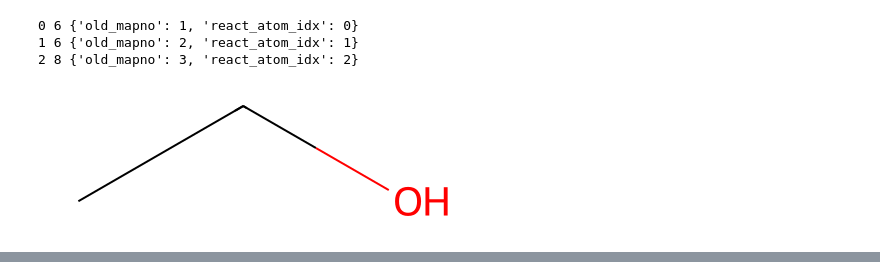
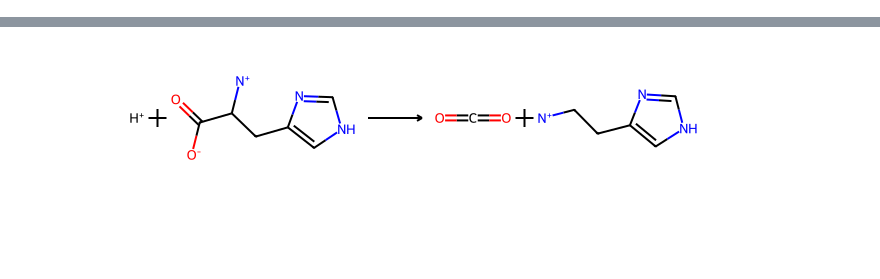
Before and after one commit to stefanpate/enz-rxn-data, a Jupyter notebook: explore_mechanism.ipynb, the cells around one changed output, grey strips where cells are left out. Cells and saved outputs as stored; diff of their text form; code cells hidden in the pictures; blank space fills up the shorter version.

Commit message:
Troubleshot a number of difficulties: mismatch betweeen overall reactants and those in mechanism, varying cml formats, sometimes w/ namespaces, incorrectly annotated mechanisms

```diff
--- a/explore_mechanism.ipynb
+++ b/explore_mechanism.ipynb
@@ -97,4 +0,0 @@ entries['722']['reaction']
-# %%
-mol = Chem.MolFromMolFile(Path(cfg.raw_data) / "mcsa" / "mols" / "15361.mol", removeHs=False)
-print(mol.GetNumAtoms())
-mol
@@ -144,23 +0,0 @@ for out in outputs2:
-# %%
-rcts = ['CC=O']
-rule = "[C:1]-[C:2]=[O:3]>>[C:1]-[C:2]-[O:3]"
-op = rdChemReactions.ReactionFromSmarts(rule)
-rcts_mol = [Chem.MolFromSmiles(r) for r in rcts]
-
-for i, rct in enumerate(rcts_mol):
-    for atom in rct.GetAtoms():
-        atom.SetIntProp("reactant_idx", i)
-
-outputs = op.RunReactants(rcts_mol)
-
-for mol in outputs[0]:
-        for atom in mol.GetAtoms():
-            print(atom.GetIdx(), atom.GetAtomicNum(), atom.GetPropsAsDict())
-# %% [output]
-0 6 {'old_mapno': 1, 'react_atom_idx': 0}
-1 6 {'old_mapno': 2, 'react_atom_idx': 1}
-2 8 {'old_mapno': 3, 'react_atom_idx': 2}
-# %%
-outputs[0][0]
-# %% [output]
-[figure, removed]
@@ -166,0 +11,8 @@ outputs[0][0]
+# %%
+with initialize(version_base=None, config_path="./conf/filepaths"):
+    filepaths = compose(config_name="filepaths")
+# %%
+with open(Path(filepaths.raw_data) / "mcsa" / "entries_0.json", "r") as f:
+    entries = json.load(f)
+    entry_id = '49'
+    entry_49 = entries[entry_id]['reaction']
@@ -166,0 +25,19 @@ outputs[0][0]
+# %%
+def display_mech_labeled_rxn(cpds, mol_path, involved_atoms):
+    lhs, rhs = get_overall_reaction(cpds, mol_path)
+    rxn = AllChem.ReactionFromSmarts(
+        ".".join([Chem.MolToSmarts(mol) for mol in lhs]) + ">>" +
+        ".".join([Chem.MolToSmarts(mol) for mol in rhs]),
+        useSmiles=True,
+    )
+    display(rxn)
+    for i, rct in enumerate(lhs):
+        display(SVG(draw_molecule(rct, size=(300, 200), highlight_atoms=involved_atoms[i], draw_options={"addAtomIndices": True})))
+
+
+involved_49 = {
+    0:[],
+    1:[],
+}
+display_mech_labeled_rxn(entry_49['compounds'], Path(filepaths.mcsa_mols), involved_49)
+# %% [output]
@@ -166,0 +45 @@ outputs[0][0]
+[figure, added]
```
Also changed, not shown: parts of 43 cells of this notebook, 8 other files.
